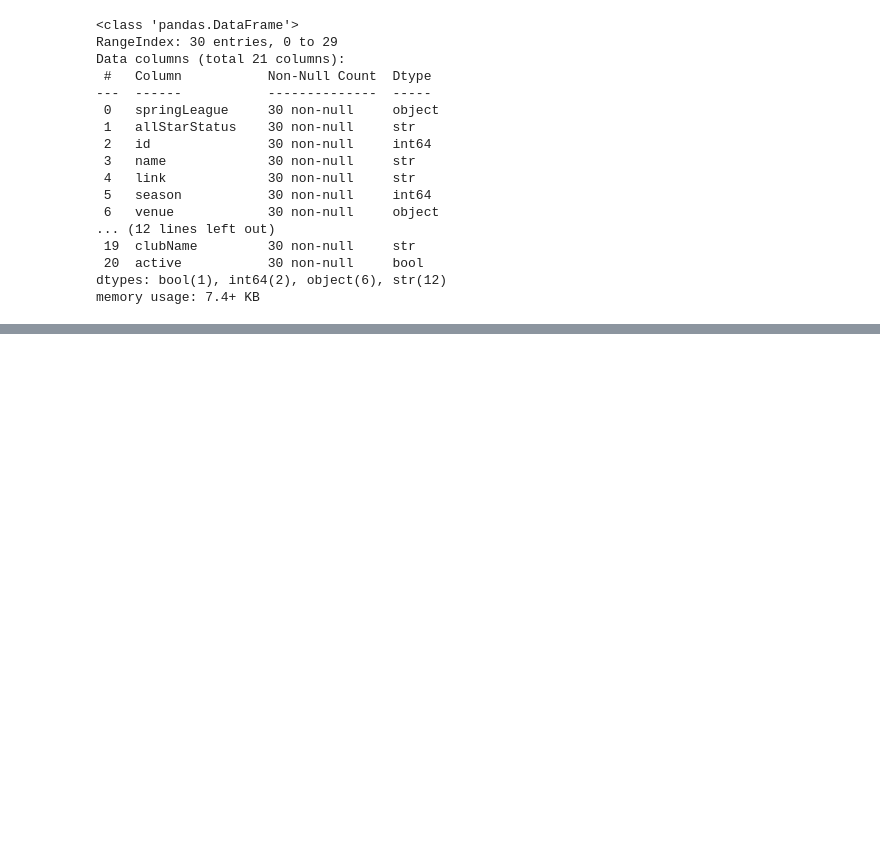
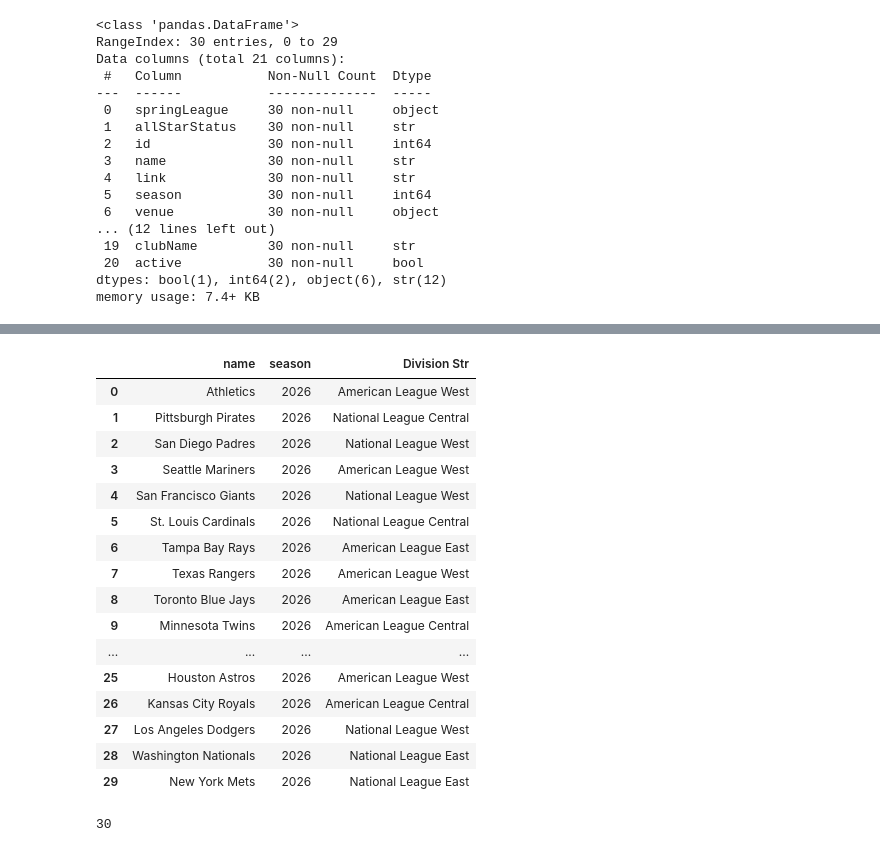
Before and after one commit to speedysebi/baseball_api_practice, a Jupyter notebook: notebooks/mlb_analysis.ipynb, the cells around one changed output, grey strips where cells are left out. Drawn from its saved outputs; the diff is of its cells as text; code cells hidden in the pictures; blank space fills up the shorter version.

```diff
--- a/notebooks/mlb_analysis.ipynb
+++ b/notebooks/mlb_analysis.ipynb
@@ -415,0 +442,4 @@ memory usage: 7.4+ KB
+# %%
+# div.iloc[0,29]['name']
+division = teams_info["division"].apply(lambda x: x ["name"])
+division
@@ -415,0 +464,3 @@ memory usage: 7.4+ KB
+# %%
+teams_info["Division Str"] = division
+teams_info.head(8)
@@ -415,0 +477,21 @@ memory usage: 7.4+ KB
+# %%
+teams_info = teams_info[["name", "season", "Division Str"]]
+teams_info
+# %% [output]
+|  | name | season | Division Str |
+| 0 | Athletics | 2026 | American League West |
+| 1 | Pittsburgh Pirates | 2026 | National League Central |
+| 2 | San Diego Padres | 2026 | National League West |
+| 3 | Seattle Mariners | 2026 | American League West |
+| 4 | San Francisco Giants | 2026 | National League West |
+| 5 | St. Louis Cardinals | 2026 | National League Central |
+| 6 | Tampa Bay Rays | 2026 | American League East |
+| 7 | Texas Rangers | 2026 | American League West |
+| 8 | Toronto Blue Jays | 2026 | American League East |
+| 9 | Minnesota Twins | 2026 | American League Central |
+| ... | ... | ... | ... |
+| 25 | Houston Astros | 2026 | American League West |
+| 26 | Kansas City Royals | 2026 | American League Central |
+| 27 | Los Angeles Dodgers | 2026 | National League West |
+| 28 | Washington Nationals | 2026 | National League East |
+| 29 | New York Mets | 2026 | National League East |
@@ -415,0 +500,9 @@ memory usage: 7.4+ KB
+# %%
+team_records.to_sql(
+    "team_records",
+    connection,
+    if_exists="replace",
+    index=False
+)
+# %% [output]
+30
```
Also changed, not shown: parts of 13 cells of this notebook, 3 other files.
